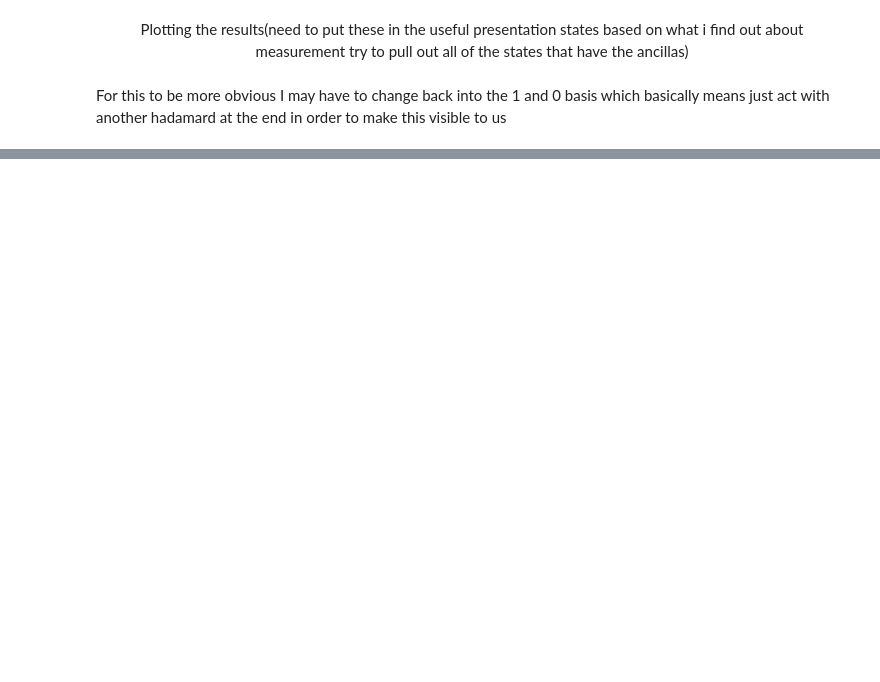
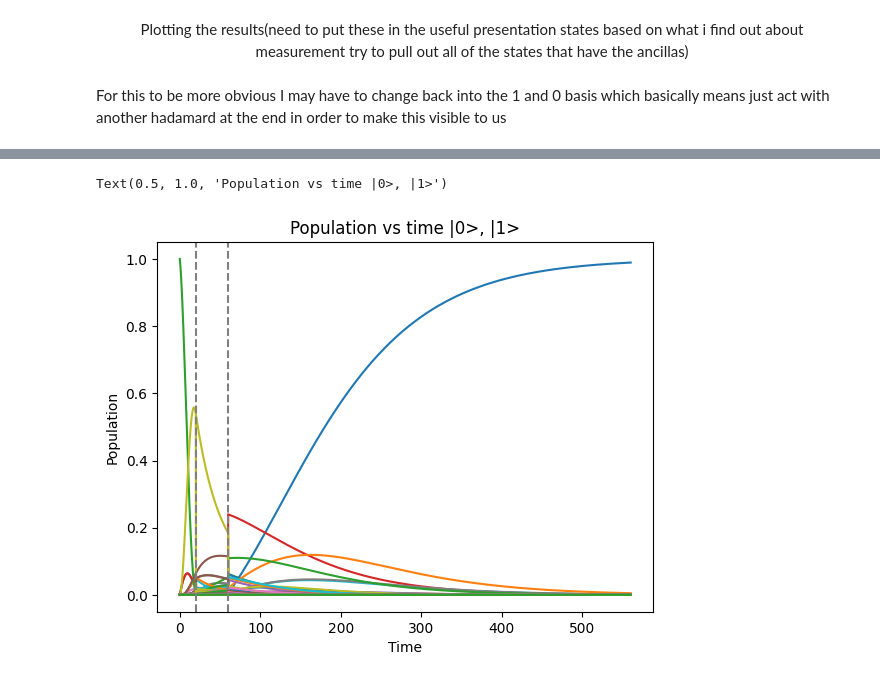
Before and after one commit to Pitt-JonesLab/quantum_logical, a Jupyter notebook: src/notebooks/EC/01_qutrit_phaseflip.ipynb, the cells around one changed output, grey strips where cells are left out. Saved outputs shown, nothing was run; the diff lists cells and outputs as text; code cells hidden in the pictures; blank space fills up the shorter version.

```diff
--- a/src/notebooks/EC/01_qutrit_phaseflip.ipynb
+++ b/src/notebooks/EC/01_qutrit_phaseflip.ipynb
@@ -182,3 +188,8 @@ time_list1 = np.linspace(0, (dur_noise + dur_cnots + dur_relax + relax_1_dur), l
+# %%
+# list of time steps
+time_list = np.linspace(0, (dur_noise + dur_cnots + dur_relax + relax_1_dur), len(states))
+time_list1 = np.linspace(0, (dur_noise + dur_cnots + dur_relax + relax_1_dur), len(state_plot))
+time_list2 = np.linspace(0, (dur_noise + dur_cnots + dur_relax + relax_1_dur), len(state_plot_non_hada))
 # %%
 # label these plots with the states
 fig, ax = plt.subplots()
@@ -221,0 +248,23 @@ ax.axvline(x=740, color="gray", linestyle = "--")
+# %%
+# label these plots with the states
+fig, ax = plt.subplots()
+for i in range(dim ** N):
+    datas = []
+    for j in range(len(state_plot_non_hada)):
+        # print(np.real(states[j][i, i]))
+        datas.append(np.real(state_plot_non_hada[j][i][i]))
+    ax.plot(time_list2, datas)
+ax.axvline(x=20, color="gray", linestyle = "--")
+ax.axvline(x=60, color="gray", linestyle = "--")
+# ax.axvline(x=340, color="gray", linestyle = "--")
+# for i in [0, 1, 3, 4, 234, 235, 237, 238, 54, 55, 57, 58, 18, 19, 21, 22, 162, 163, 165, 167, 242, 241, 240]:
+#     datas = []
+#     for j in range(len(state_plot_non_hada)):
+#         datas.append(np.real(state_plot_non_hada[j][i][i]))
+#     ax.plot(time_list2, datas)
+ax.set_xlabel("Time")
+ax.set_ylabel("Population")
+ax.set_title("Population vs time |0>, |1>")
+# %% [output]
+Text(0.5, 1.0, 'Population vs time |0>, |1>')
+[figure, added]
```
Also changed, not shown: parts of 9 cells of this notebook.
